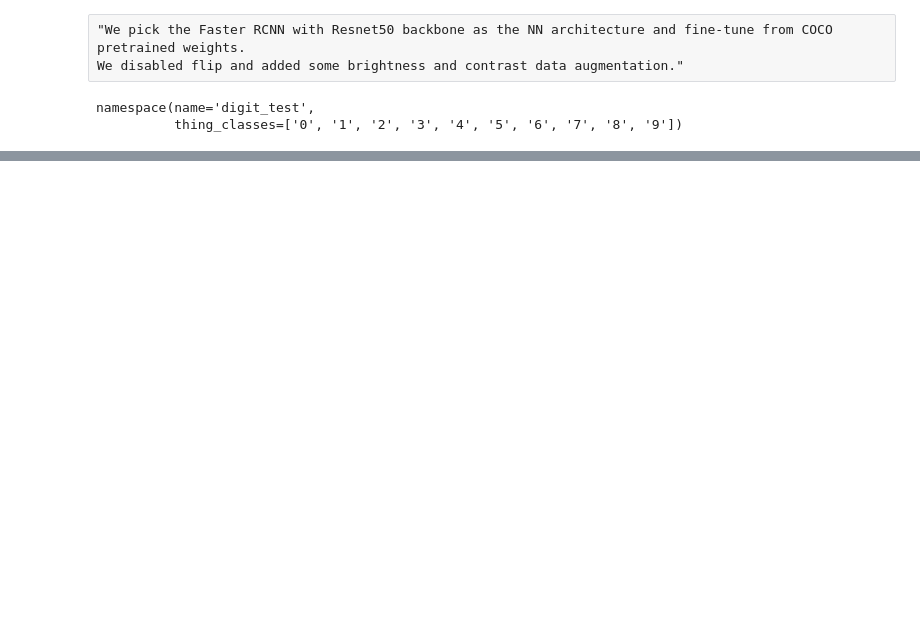
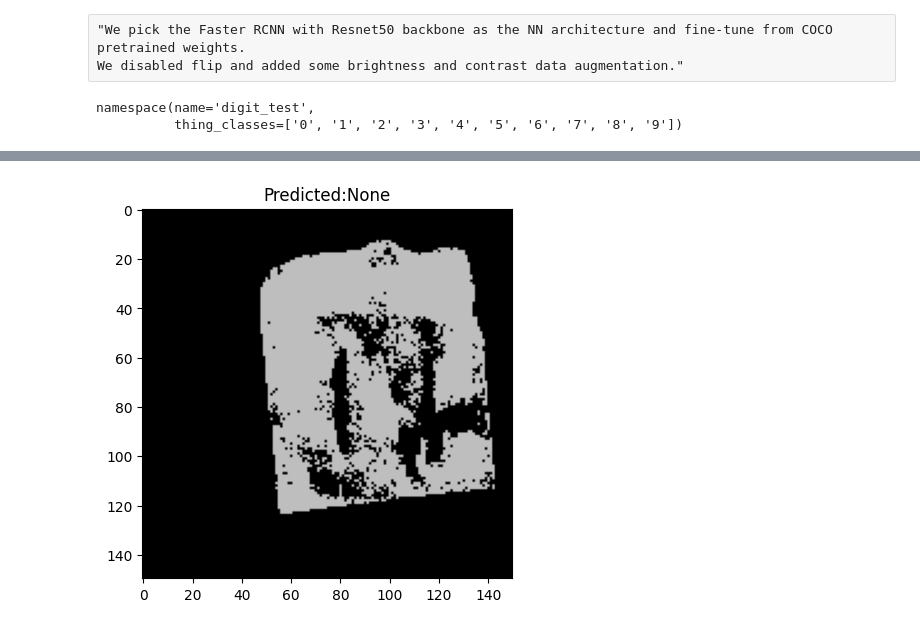
Before and after one commit to aquinon3/HandwrittenNumbeReader, a Jupyter notebook: DigitDetection.ipynb, the cells around one changed output, grey strips where cells are left out. Drawn from its saved outputs; the diff is of its cells as text; code cells hidden in the pictures; blank space fills up the shorter version.

```diff
--- a/DigitDetection.ipynb
+++ b/DigitDetection.ipynb
@@ -343,3 +288,23 @@ plt.show()
+# %%
+test = cv.cvtColor(test, cv.COLOR_GRAY2BGR)
+outputs = predictor(test)
+v = Visualizer(test[:, :, ::-1],scale=0.5,
+               instance_mode=ColorMode.IMAGE_BW   # remove the colors of unsegmented pixels. This option is only available for segmentation models
+    )
+out = v.draw_instance_predictions(outputs["instances"].to("cpu"))
+instances = outputs["instances"]
+pred = np.array(instances.pred_classes)
+if len(instances) == 0:
+    pred = None  # or -1, or skip
+else:
+    pred = np.array(instances.pred_classes)
+    pred=int("".join(map(str, pred)))
+
+plt.imshow(out.get_image()[:,:,::-1])
+plt.title(f"Predicted:{pred}")
+plt.show()
+# %% [output]
+[figure, added]
 # %%
 DatasetCatalog.remove("digit_train")
 MetadataCatalog.remove("digit_train")
```
Also changed, not shown: parts of 8 cells of this notebook.
